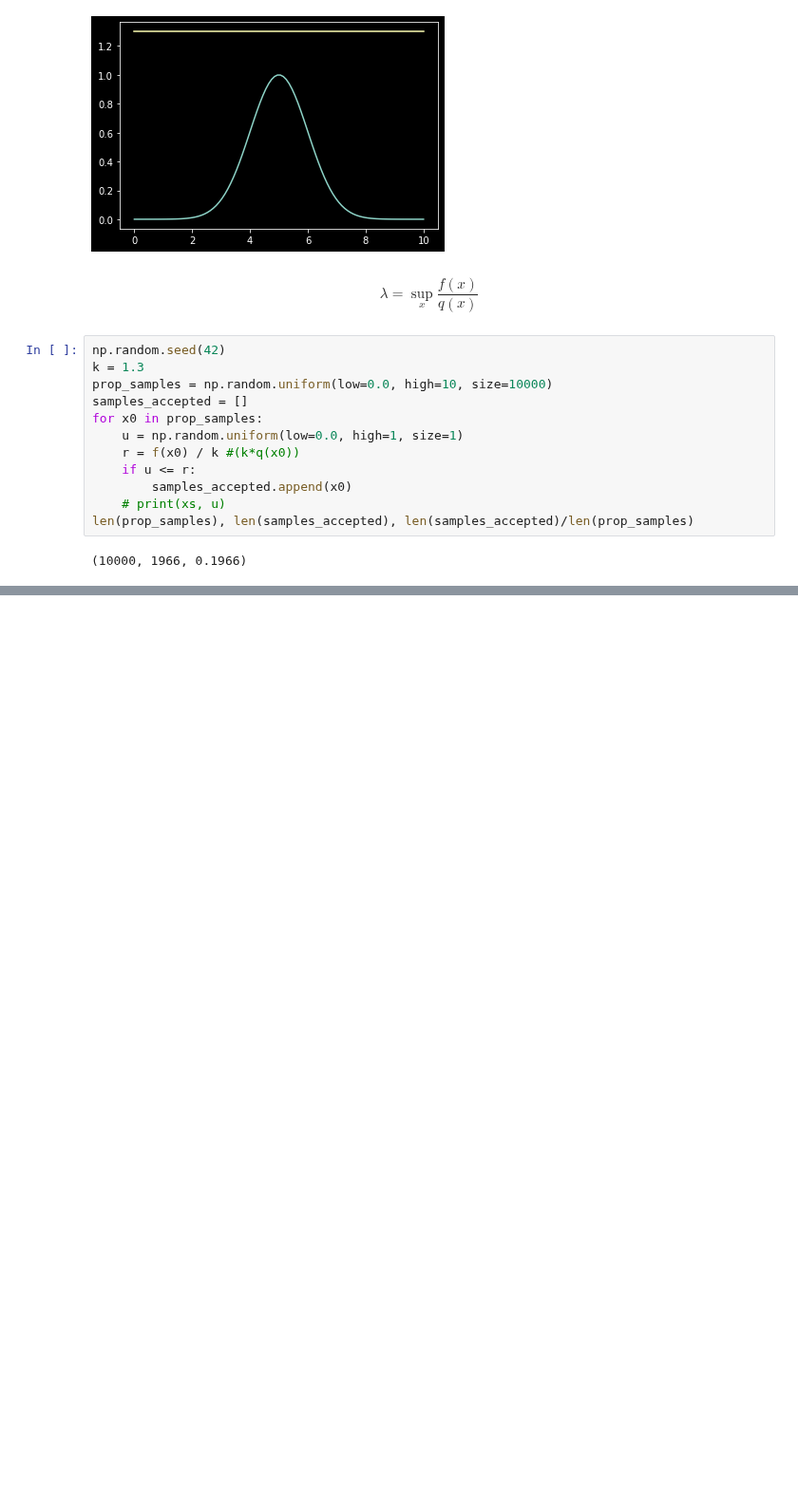
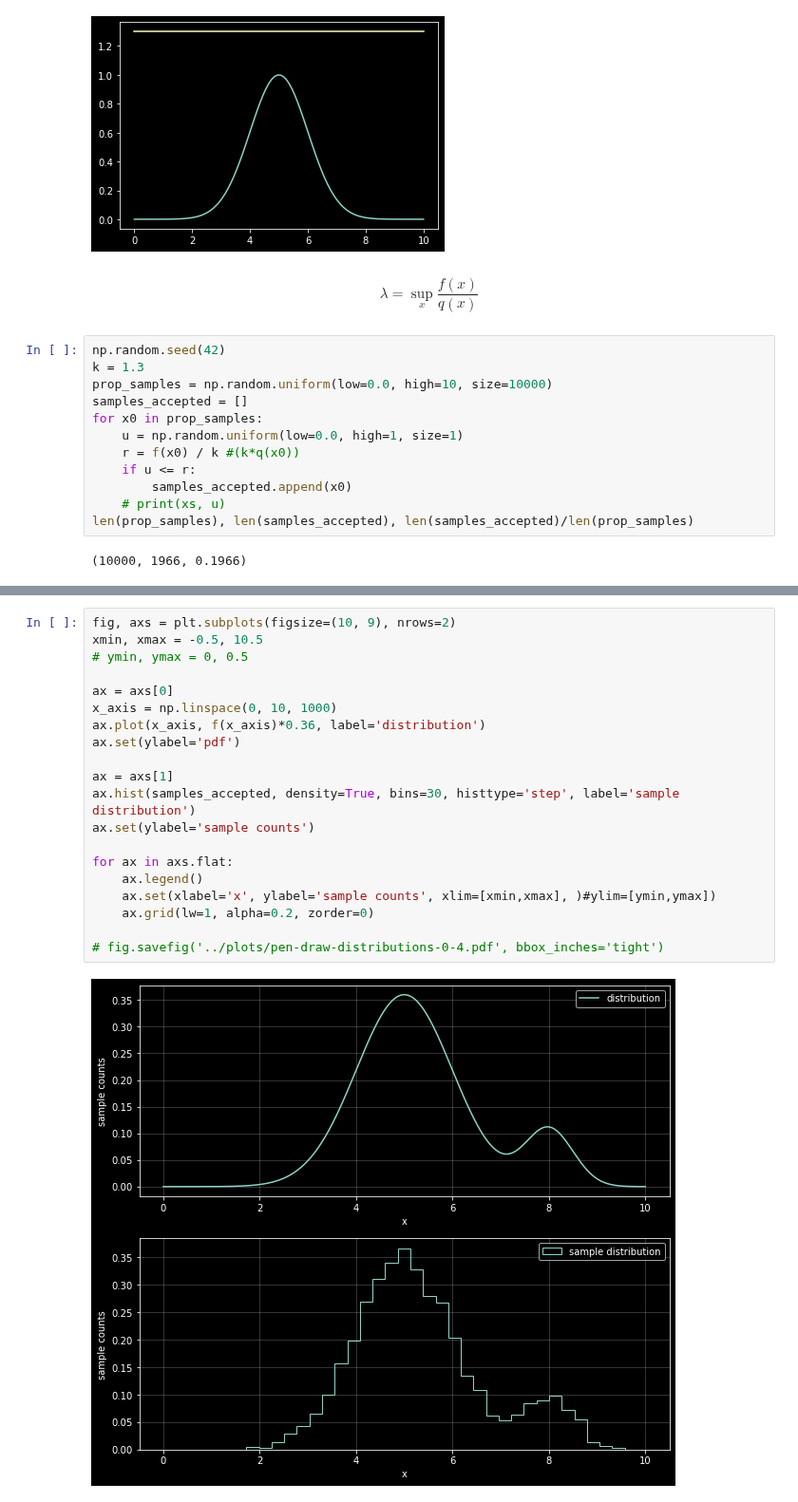
Before and after one commit to jsdiazpo/Bayesian-Digressions, a Jupyter notebook: Rejection-Sampling.ipynb, the cells around one changed output, grey strips where cells are left out. Shown at 95% size. Cells and saved outputs as stored; diff of their text form; blank space fills up the shorter version.

```diff
--- a/Rejection-Sampling.ipynb
+++ b/Rejection-Sampling.ipynb
@@ -91,0 +85,22 @@ ax.grid(lw=1, alpha=0.2, zorder=0)
+# %%
+fig, axs = plt.subplots(figsize=(10, 9), nrows=2)
+xmin, xmax = -0.5, 10.5
+# ymin, ymax = 0, 0.5
+
+ax = axs[0]
+x_axis = np.linspace(0, 10, 1000)
+ax.plot(x_axis, f(x_axis)*0.36, label='distribution')
+ax.set(ylabel='pdf')
+
+ax = axs[1]
+ax.hist(samples_accepted, density=True, bins=30, histtype='step', label='sample distribution')
+ax.set(ylabel='sample counts')
+
+for ax in axs.flat:
+    ax.legend()
+    ax.set(xlabel='x', ylabel='sample counts', xlim=[xmin,xmax], )#ylim=[ymin,ymax])
+    ax.grid(lw=1, alpha=0.2, zorder=0)
+
+# fig.savefig('../plots/pen-draw-distributions-0-4.pdf', bbox_inches='tight')
+# %% [output]
+[figure, added]
```
Also changed, not shown: parts of 4 cells of this notebook.
